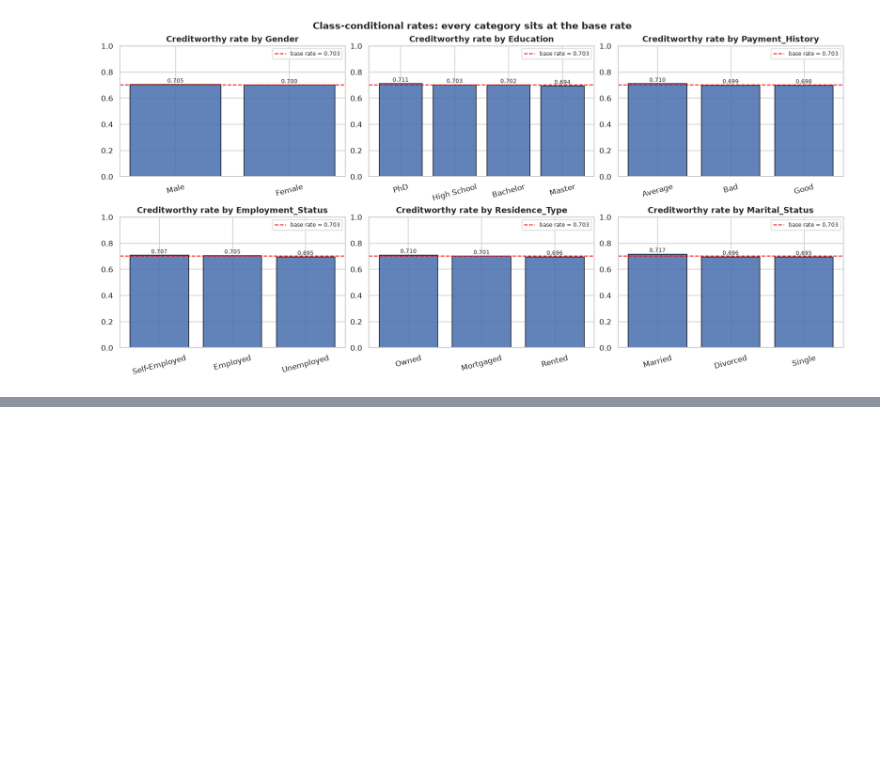
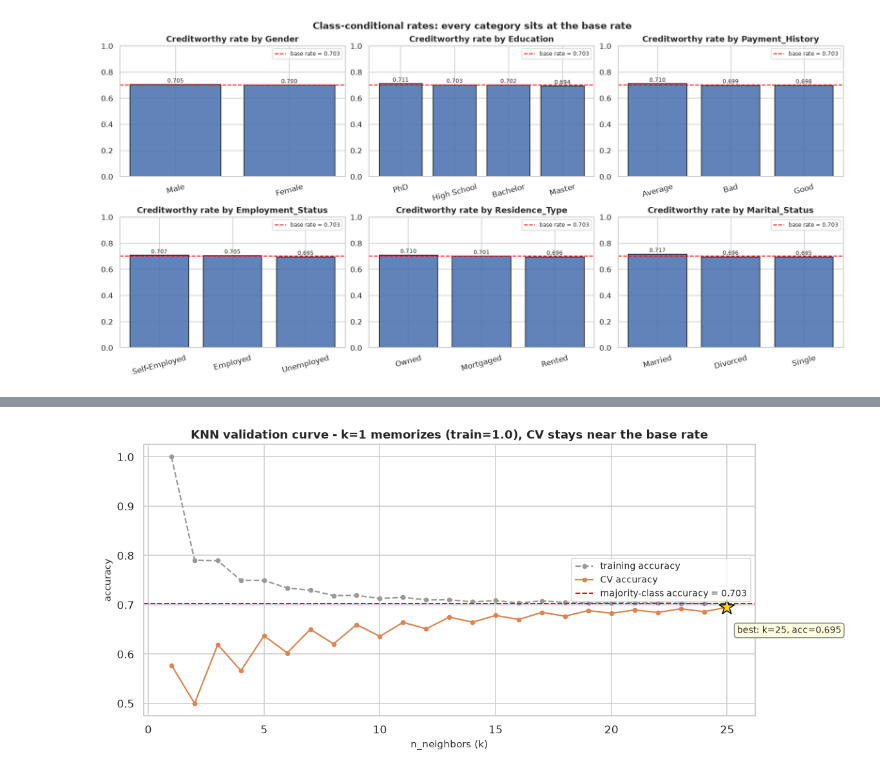
Before and after one commit to M7tnj/CodeAlpha, a Jupyter notebook: Data Science/Task 1/Credit worthiness.ipynb, the cells around one changed output, grey strips where cells are left out. Saved outputs shown, nothing was run; the diff lists cells and outputs as text; code cells hidden in the pictures; blank space fills up the shorter version.

```diff
--- a/Data Science/Task 1/Credit worthiness.ipynb
+++ b/Data Science/Task 1/Credit worthiness.ipynb
@@ -134,0 +338,35 @@ IndentationError: unexpected indent (2747420898.py, line 3)
+# %%
+k_neighbors = range(1, 26)
+knn_loop_rows = []
+for k in k_neighbors:
+    pipe = make_pipeline(KNeighborsClassifier(n_neighbors=k))
+    pipe.fit(X_train, y_train)
+    knn_loop_rows.append({
+        "k": k,
+        "train_acc": accuracy_score(y_train, pipe.predict(X_train)),
+        "cv_acc": cross_val_score(pipe, X_train, y_train, cv=CV,
+                                  scoring="accuracy", n_jobs=-1).mean(),
+    })
+knn_loop_df = pd.DataFrame(knn_loop_rows)
+best_knn_loop = knn_loop_df.loc[knn_loop_df["cv_acc"].idxmax()]
+
+fig, ax = plt.subplots(figsize=(10.5, 4.6), constrained_layout=True)
+ax.plot(knn_loop_df["k"], knn_loop_df["train_acc"], "o--", color="#999999",
+        markersize=4, label="training accuracy")
+ax.plot(knn_loop_df["k"], knn_loop_df["cv_acc"], "o-", color="#DD8452",
+        markersize=4, label="CV accuracy")
+ax.axhline(y_train.mean(), color="red", ls="--", lw=1.3,
+           label=f"majority-class accuracy = {y_train.mean():.3f}")
+ax.plot(best_knn_loop["k"], best_knn_loop["cv_acc"], marker="*", markersize=16,
+        color="gold", markeredgecolor="black", zorder=5)
+ax.annotate(f"best: k={best_knn_loop['k']:.0f}, acc={best_knn_loop['cv_acc']:.3f}",
+            (best_knn_loop["k"], best_knn_loop["cv_acc"]), textcoords="offset points",
+            xytext=(10, -26), fontsize=9,
+            bbox=dict(boxstyle="round,pad=0.3", fc="lightyellow", ec="gray"))
+ax.set_xlabel("n_neighbors (k)")
+ax.set_ylabel("accuracy")
+ax.set_title("KNN validation curve - k=1 memorizes (train=1.0), CV stays near the base rate")
+ax.legend(loc="center right", fontsize=9)
+plt.show()
+# %% [output]
+[figure, added]
```
Also changed, not shown: parts of 31 cells of this notebook.
